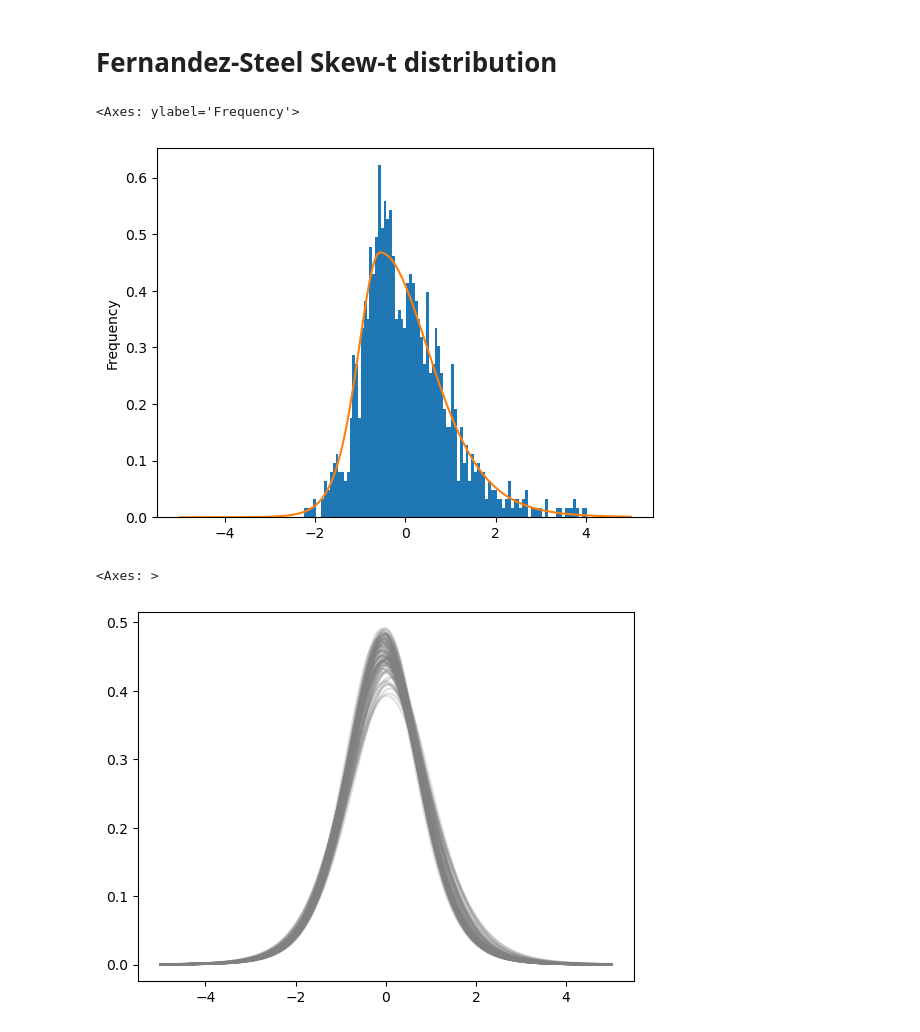
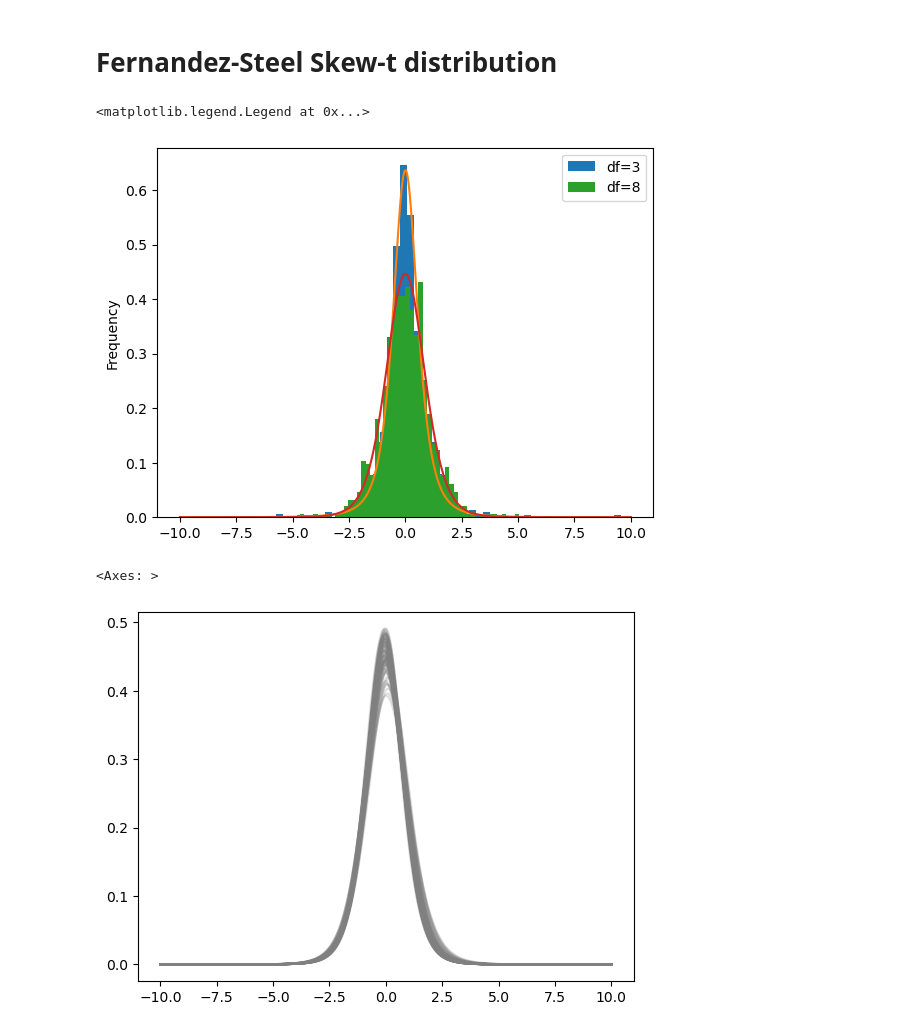
Before and after one commit to matheus-vizzotto/densities4risk, a Jupyter notebook: notebooks/development/gas_model.ipynb, the cells around one changed output. Drawn from its saved outputs; the diff is of its cells as text; code cells hidden in the pictures.

```diff
--- a/notebooks/development/gas_model.ipynb
+++ b/notebooks/development/gas_model.ipynb
@@ -722,16 +724,24 @@ class GasModel:
 
         return dens
 # %%
-x = np.linspace(-5, 5, 1000)
+x = np.linspace(-10, 10, 1000)
 # %%
-skt = StandardizedSkewStudentT(a=1.5, nu=8)
+skt = StandardizedSkewStudentT(a=1, nu=3)
 skt_dens = skt.density(x)
 skt_sample = skt.random_numbers(1000)
-skt_sample.plot(kind="hist", bins=100, density=True)
+skt_sample.plot(kind="hist", bins=50, density=True, label="df=3")
 pd.Series(skt_dens, index=x).plot()
+
+skt = StandardizedSkewStudentT(a=1, nu=8)
+skt_dens = skt.density(x)
+skt_sample = skt.random_numbers(1000)
+skt_sample.plot(kind="hist", bins=50, density=True, label="df=8")
+pd.Series(skt_dens, index=x).plot()
+
+plt.legend()
 # %% [output]
-<Axes: ylabel='Frequency'>
+<matplotlib.legend.Legend at 0x...>
-[figure, old version]
+[figure, new version]
 # %%
 alpha  = np.diag([0.03, 0.02, 0.015])
 beta   = np.diag([0.95, 0.90, 0.85])
@@ -742,7 +752,7 @@ sim_density = gm.conditional_densities(grid=x, theta_path=sim_results["theta"])
 sim_density.plot(legend=False, color="gray", alpha=0.25)
 # %% [output]
 <Axes: >
-[figure, old version]
+[figure, new version]
 # %%
 sim_density.iloc[:,:2].plot(legend=False)
 # %% [output]
```
Also changed, not shown: parts of 3 cells of this notebook, 7 other files.
